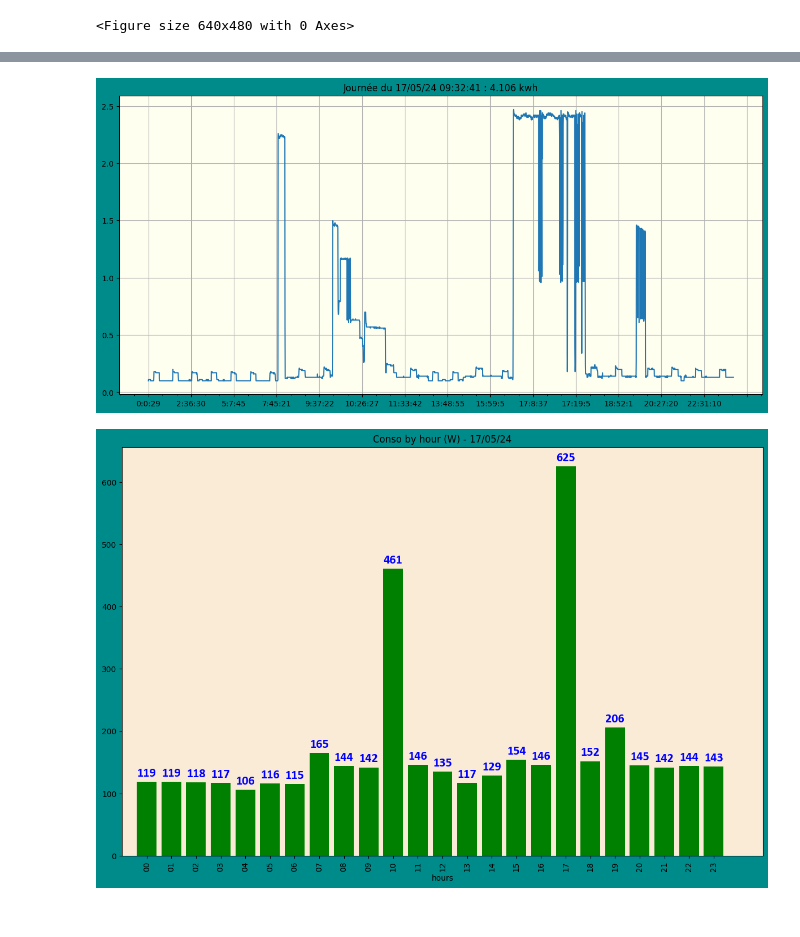
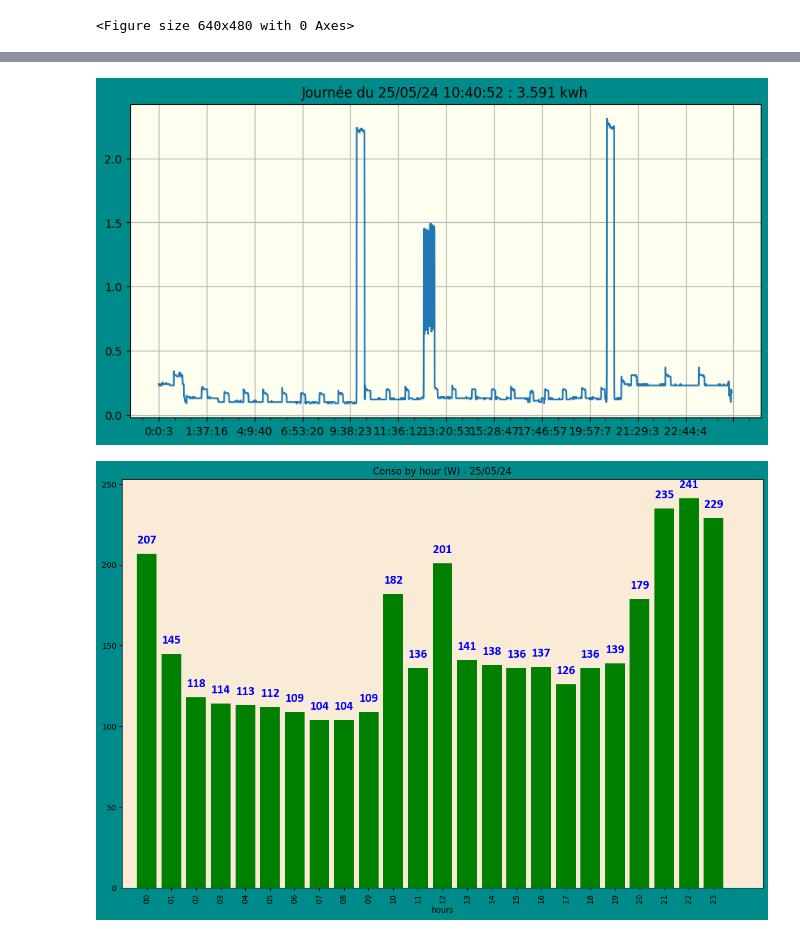
Before and after one commit to jdavid54/jupyter_notebooks, a Jupyter notebook: conso_kwh_reduced.ipynb, the cells around one changed output, grey strips where cells are left out. Saved outputs shown, nothing was run; the diff lists cells and outputs as text; code cells hidden in the pictures.

```diff
--- a/conso_kwh_reduced.ipynb
+++ b/conso_kwh_reduced.ipynb
@@ -8,10 +8,10 @@ from matplotlib.axis import Axis
 import datetime as dt
 # %%
 def get_data2(filename):
-    data = pd.read_csv(filename, names=["Interval","kWh"])
+    data = pd.read_csv(filename) #, names=["Interval","kWh"])
     return data
 # %%
-conso_file = r"Y:\Documents\conso.csv"
+conso_file = r"\\192.168.0.175\pihome\Documents\conso2.csv"
 conso_data = get_data2(conso_file)
 conso_data.info()
 # %% [output]
@@ -159,7 +215,7 @@ def show(day,pltcolor='darkcyan',bgcolor="ivory"):
     ax.xaxis.set_major_locator(MultipleLocator(major_ticks))  # major ticks tous les 15 min
     ax.xaxis.set_minor_locator(MultipleLocator(minor_ticks))
     # the size of A4 paper
-    fig.set_size_inches(15, 7)
+    fig.set_size_inches(10, 5)
 
     # set bg color
     ax.set_facecolor(bgcolor)
@@ -440,11 +551,9 @@ with open(path,'wb') as file:
     pickle.dump(data, file)
 # %%
 # plot any day
-day = '17/05/24'
+day = '25/05/24'
 show(day,pltcolor='darkcyan')
+conso_byhour(day)
 # %% [output]
-[figure, old version]
+[figure, new version]
+[figure, added]
-# %%
-conso_byhour(day)
-# %% [output]
-[figure, removed]
```
Also changed, not shown: parts of 44 cells of this notebook, 9 other files.
